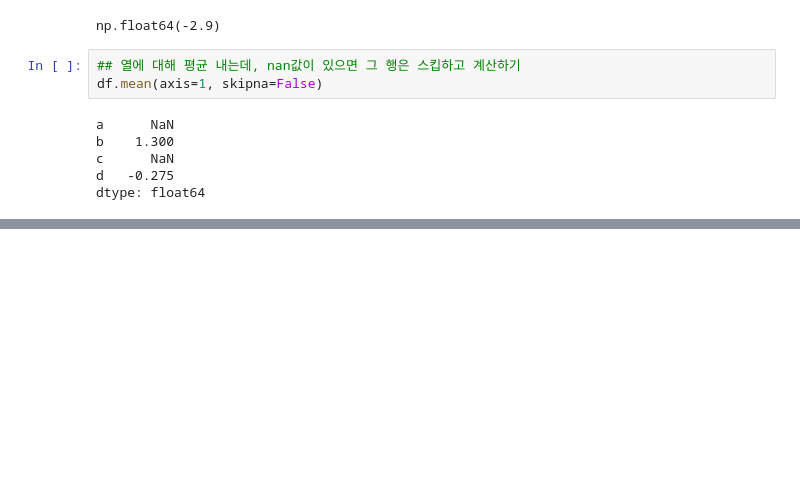
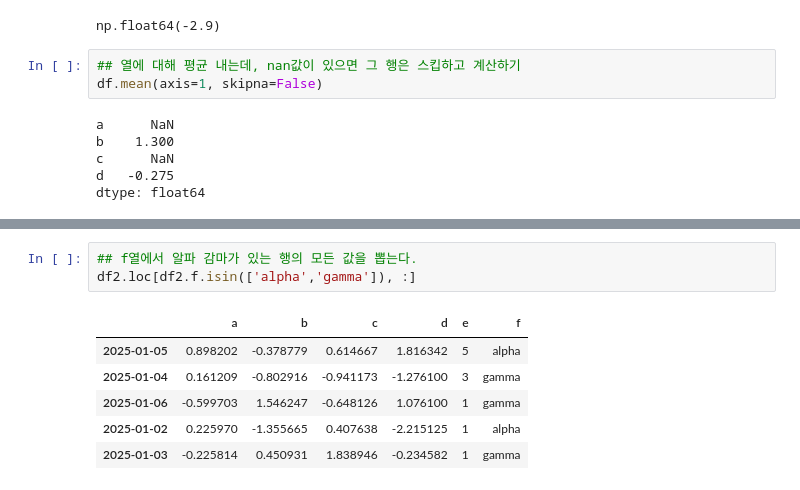
Before and after one commit to efforthye/human-ai, a Jupyter notebook: workspace/3-03) dataframe 조작하기.ipynb, the cells around one changed output, grey strips where cells are left out. Drawn from its saved outputs; the diff is of its cells as text; blank space fills up the shorter version.

```diff
--- a/workspace/3-03) dataframe 조작하기.ipynb
+++ b/workspace/3-03) dataframe 조작하기.ipynb
@@ -216,0 +353,10 @@ df
+# %%
+## f열에서 알파 감마가 있는 행의 모든 값을 뽑는다.
+df2.loc[df2.f.isin(['alpha','gamma']), :]
+# %% [output]
+|  | a | b | c | d | e | f |
+| 2025-01-05 | 0.898202 | -0.378779 | 0.614667 | 1.816342 | 5 | alpha |
+| 2025-01-04 | 0.161209 | -0.802916 | -0.941173 | -1.276100 | 3 | gamma |
+| 2025-01-06 | -0.599703 | 1.546247 | -0.648126 | 1.076100 | 1 | gamma |
+| 2025-01-02 | 0.225970 | -1.355665 | 0.407638 | -2.215125 | 1 | alpha |
+| 2025-01-03 | -0.225814 | 0.450931 | 1.838946 | -0.234582 | 1 | gamma |
```
Also changed, not shown: parts of 15 cells of this notebook, 14 other files.
